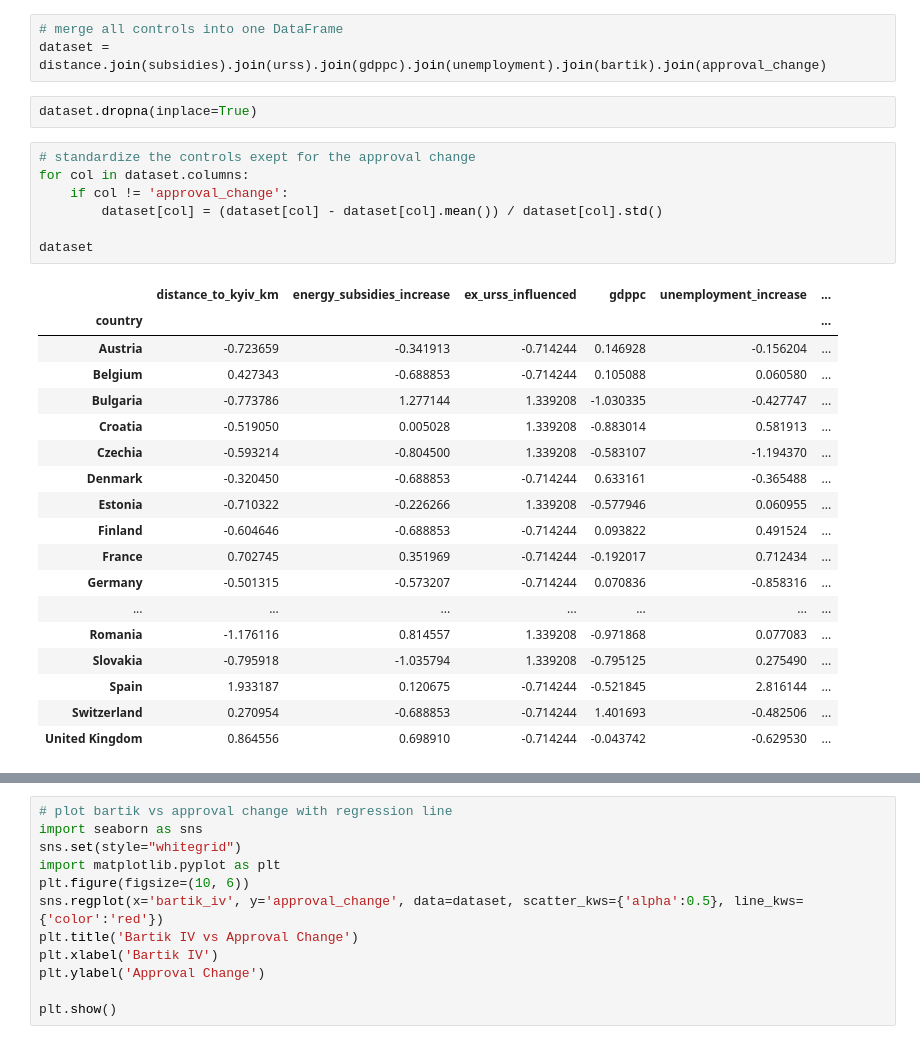
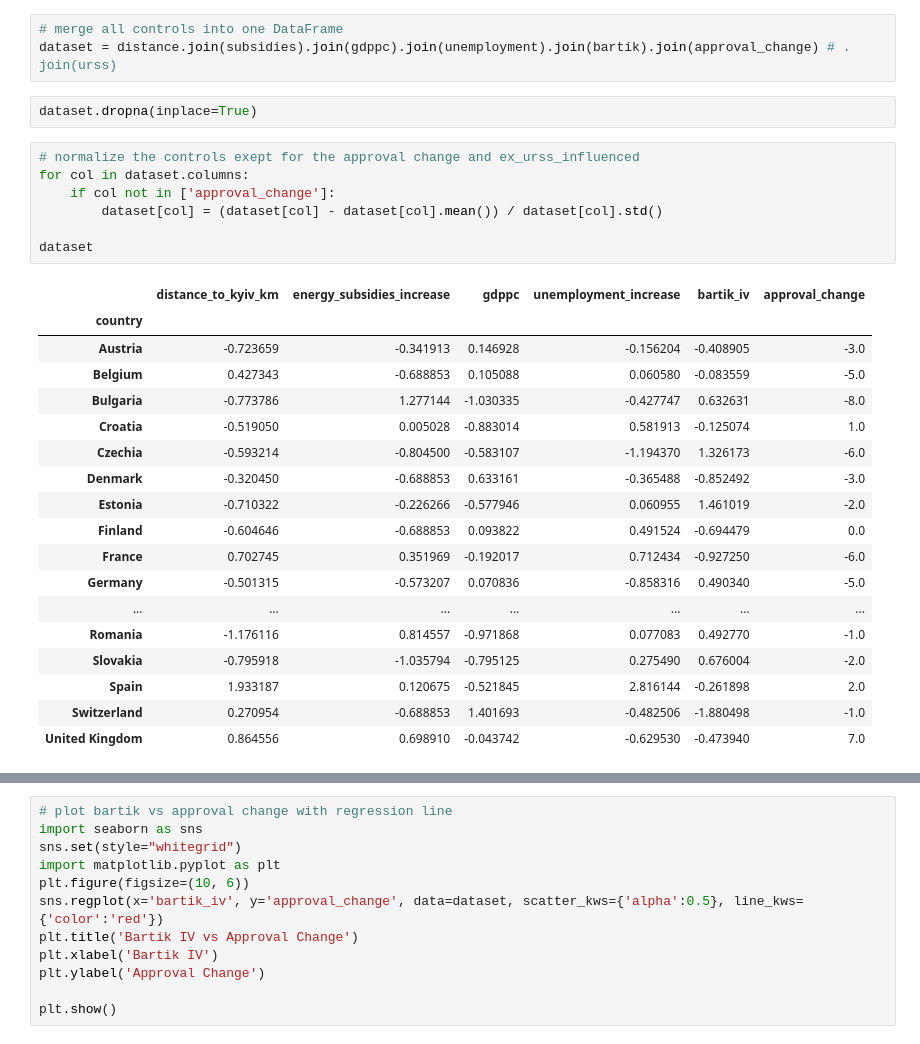
Before and after one commit to JeanLucaSchindler/CAPSTONE, a Jupyter notebook: test_design/analysis.ipynb, the cells around one changed output, grey strips where cells are left out. Cells and saved outputs as stored; diff of their text form.

```diff
--- a/test_design/analysis.ipynb
+++ b/test_design/analysis.ipynb
@@ -61,32 +63,32 @@ approval_change = approval_change[['approval_change']]
 ### Merge all together
 # %%
 # merge all controls into one DataFrame
-dataset = distance.join(subsidies).join(urss).join(gdppc).join(unemployment).join(bartik).join(approval_change)
+dataset = distance.join(subsidies).join(gdppc).join(unemployment).join(bartik).join(approval_change) # . join(urss)
 # %%
 dataset.dropna(inplace=True)
 # %%
-# standardize the controls exept for the approval change
+# normalize the controls exept for the approval change and ex_urss_influenced
 for col in dataset.columns:
-    if col != 'approval_change':
+    if col not in ['approval_change']:
         dataset[col] = (dataset[col] - dataset[col].mean()) / dataset[col].std()
 
 dataset
 # %% [output]
-|  | distance_to_kyiv_km | energy_subsidies_increase | ex_urss_influenced | gdppc | unemployment_increase | ... |
-| country |  |  |  |  |  | ... |
-| Austria | -0.723659 | -0.341913 | -0.714244 | 0.146928 | -0.156204 | ... |
-| Belgium | 0.427343 | -0.688853 | -0.714244 | 0.105088 | 0.060580 | ... |
-| Bulgaria | -0.773786 | 1.277144 | 1.339208 | -1.030335 | -0.427747 | ... |
-| Croatia | -0.519050 | 0.005028 | 1.339208 | -0.883014 | 0.581913 | ... |
-| Czechia | -0.593214 | -0.804500 | 1.339208 | -0.583107 | -1.194370 | ... |
-| Denmark | -0.320450 | -0.688853 | -0.714244 | 0.633161 | -0.365488 | ... |
-| Estonia | -0.710322 | -0.226266 | 1.339208 | -0.577946 | 0.060955 | ... |
-| Finland | -0.604646 | -0.688853 | -0.714244 | 0.093822 | 0.491524 | ... |
-| France | 0.702745 | 0.351969 | -0.714244 | -0.192017 | 0.712434 | ... |
-| Germany | -0.501315 | -0.573207 | -0.714244 | 0.070836 | -0.858316 | ... |
+|  | distance_to_kyiv_km | energy_subsidies_increase | gdppc | unemployment_increase | bartik_iv | approval_change |
+| country |  |  |  |  |  |  |
+| Austria | -0.723659 | -0.341913 | 0.146928 | -0.156204 | -0.408905 | -3.0 |
+| Belgium | 0.427343 | -0.688853 | 0.105088 | 0.060580 | -0.083559 | -5.0 |
+| Bulgaria | -0.773786 | 1.277144 | -1.030335 | -0.427747 | 0.632631 | -8.0 |
+| Croatia | -0.519050 | 0.005028 | -0.883014 | 0.581913 | -0.125074 | 1.0 |
+| Czechia | -0.593214 | -0.804500 | -0.583107 | -1.194370 | 1.326173 | -6.0 |
+| Denmark | -0.320450 | -0.688853 | 0.633161 | -0.365488 | -0.852492 | -3.0 |
+| Estonia | -0.710322 | -0.226266 | -0.577946 | 0.060955 | 1.461019 | -2.0 |
+| Finland | -0.604646 | -0.688853 | 0.093822 | 0.491524 | -0.694479 | 0.0 |
+| France | 0.702745 | 0.351969 | -0.192017 | 0.712434 | -0.927250 | -6.0 |
+| Germany | -0.501315 | -0.573207 | 0.070836 | -0.858316 | 0.490340 | -5.0 |
 | ... | ... | ... | ... | ... | ... | ... |
-| Romania | -1.176116 | 0.814557 | 1.339208 | -0.971868 | 0.077083 | ... |
-| Slovakia | -0.795918 | -1.035794 | 1.339208 | -0.795125 | 0.275490 | ... |
-| Spain | 1.933187 | 0.120675 | -0.714244 | -0.521845 | 2.816144 | ... |
-| Switzerland | 0.270954 | -0.688853 | -0.714244 | 1.401693 | -0.482506 | ... |
-| United Kingdom | 0.864556 | 0.698910 | -0.714244 | -0.043742 | -0.629530 | ... |
+| Romania | -1.176116 | 0.814557 | -0.971868 | 0.077083 | 0.492770 | -1.0 |
+| Slovakia | -0.795918 | -1.035794 | -0.795125 | 0.275490 | 0.676004 | -2.0 |
+| Spain | 1.933187 | 0.120675 | -0.521845 | 2.816144 | -0.261898 | 2.0 |
+| Switzerland | 0.270954 | -0.688853 | 1.401693 | -0.482506 | -1.880498 | -1.0 |
+| United Kingdom | 0.864556 | 0.698910 | -0.043742 | -0.629530 | -0.473940 | 7.0 |
```
Also changed, not shown: parts of 8 cells of this notebook, 6 other files.
